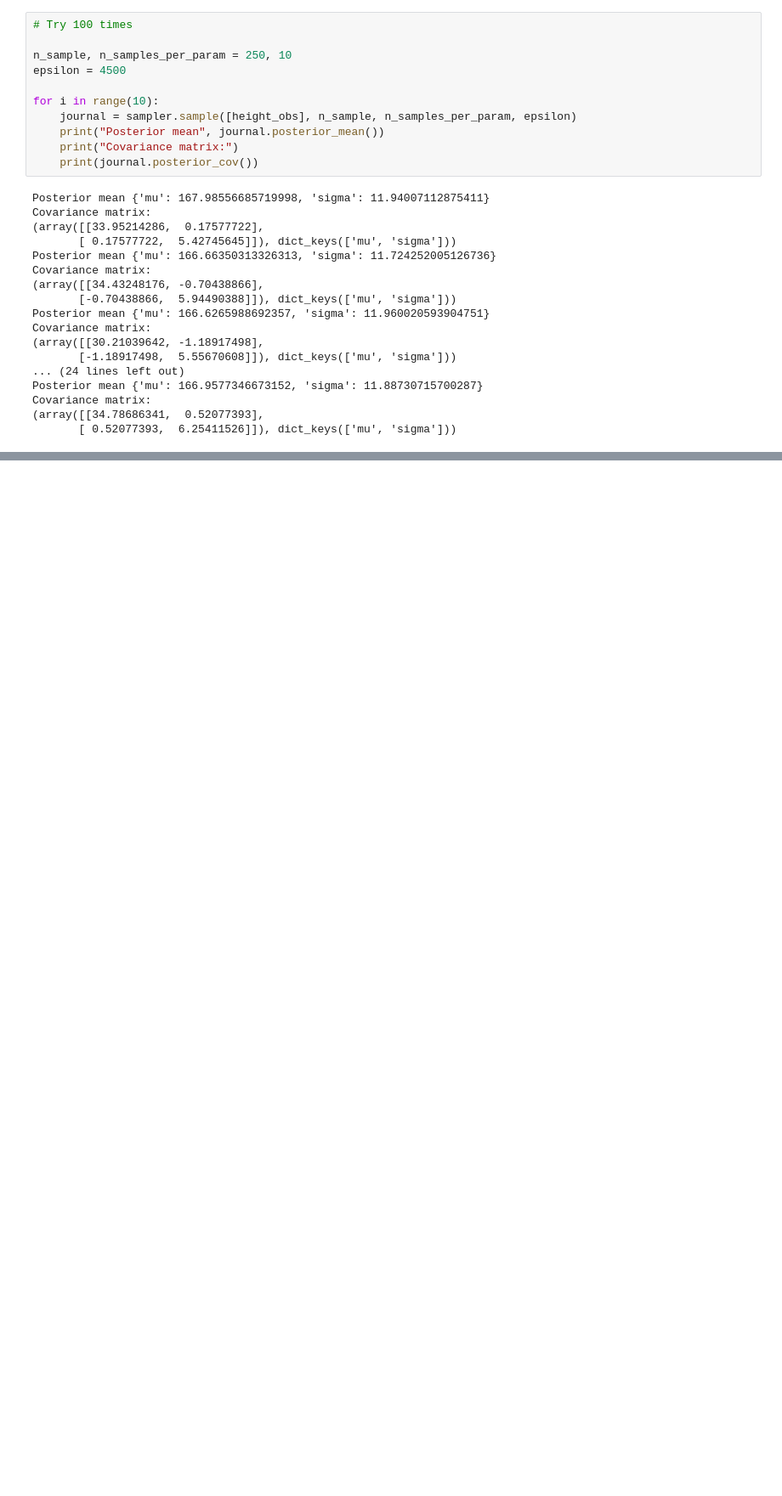
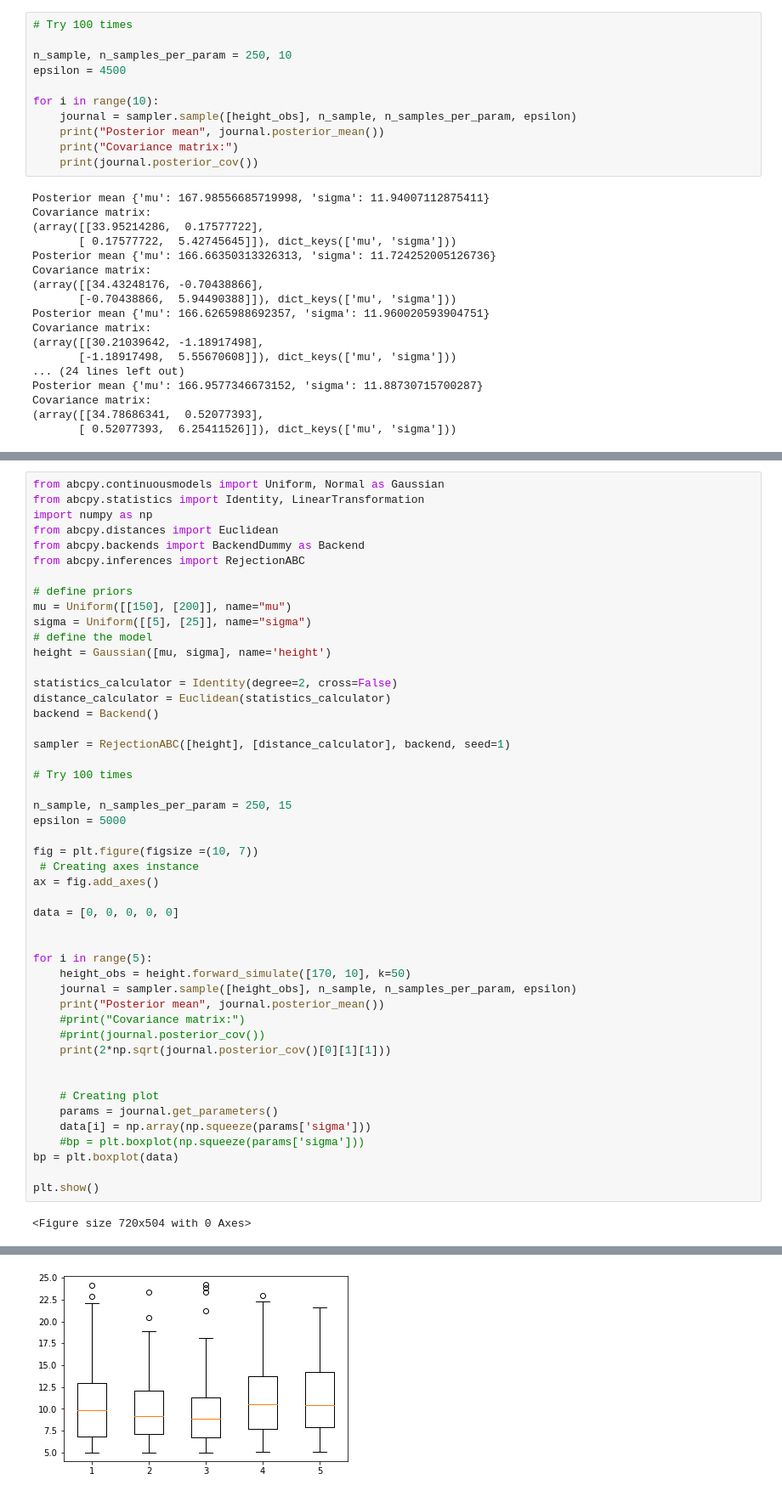
Before and after one commit to jiaao-wang98/Reconciling-Robustness-and-Interpretability-in-Machine-Learning, a Jupyter notebook: example_ABCpy.ipynb, the cells around one changed output, grey strips where cells are left out. Shown at 85% size. Drawn from its saved outputs; the diff is of its cells as text; blank space fills up the shorter version.

```diff
--- a/example_ABCpy.ipynb
+++ b/example_ABCpy.ipynb
@@ -425,0 +491,50 @@ KeyboardInterrupt:
+# %%
+from abcpy.continuousmodels import Uniform, Normal as Gaussian
+from abcpy.statistics import Identity, LinearTransformation
+import numpy as np
+from abcpy.distances import Euclidean
+from abcpy.backends import BackendDummy as Backend
+from abcpy.inferences import RejectionABC
+
+# define priors
+mu = Uniform([[150], [200]], name="mu")
+sigma = Uniform([[5], [25]], name="sigma")
+# define the model
+height = Gaussian([mu, sigma], name='height')
+
+statistics_calculator = Identity(degree=2, cross=False)
+distance_calculator = Euclidean(statistics_calculator)
+backend = Backend()
+
+sampler = RejectionABC([height], [distance_calculator], backend, seed=1)
+
+# Try 100 times
+
+n_sample, n_samples_per_param = 250, 15
+epsilon = 5000
+
+fig = plt.figure(figsize =(10, 7))
+ # Creating axes instance
+ax = fig.add_axes()
+
+data = [0, 0, 0, 0, 0]
+
+
+for i in range(5):
+    height_obs = height.forward_simulate([170, 10], k=50)
+    journal = sampler.sample([height_obs], n_sample, n_samples_per_param, epsilon)
+    print("Posterior mean", journal.posterior_mean())
+    #print("Covariance matrix:")
+    #print(journal.posterior_cov())
+    print(2*np.sqrt(journal.posterior_cov()[0][1][1]))
+
+
+    # Creating plot
+    params = journal.get_parameters()
+    data[i] = np.array(np.squeeze(params['sigma']))
+    #bp = plt.boxplot(np.squeeze(params['sigma']))
+bp = plt.boxplot(data)
+
+plt.show()
+# %% [output]
+<Figure size 720x504 with 0 Axes>
@@ -425,0 +551 @@ KeyboardInterrupt:
+[figure, added]
```
Also changed, not shown: parts of 19 cells of this notebook.
